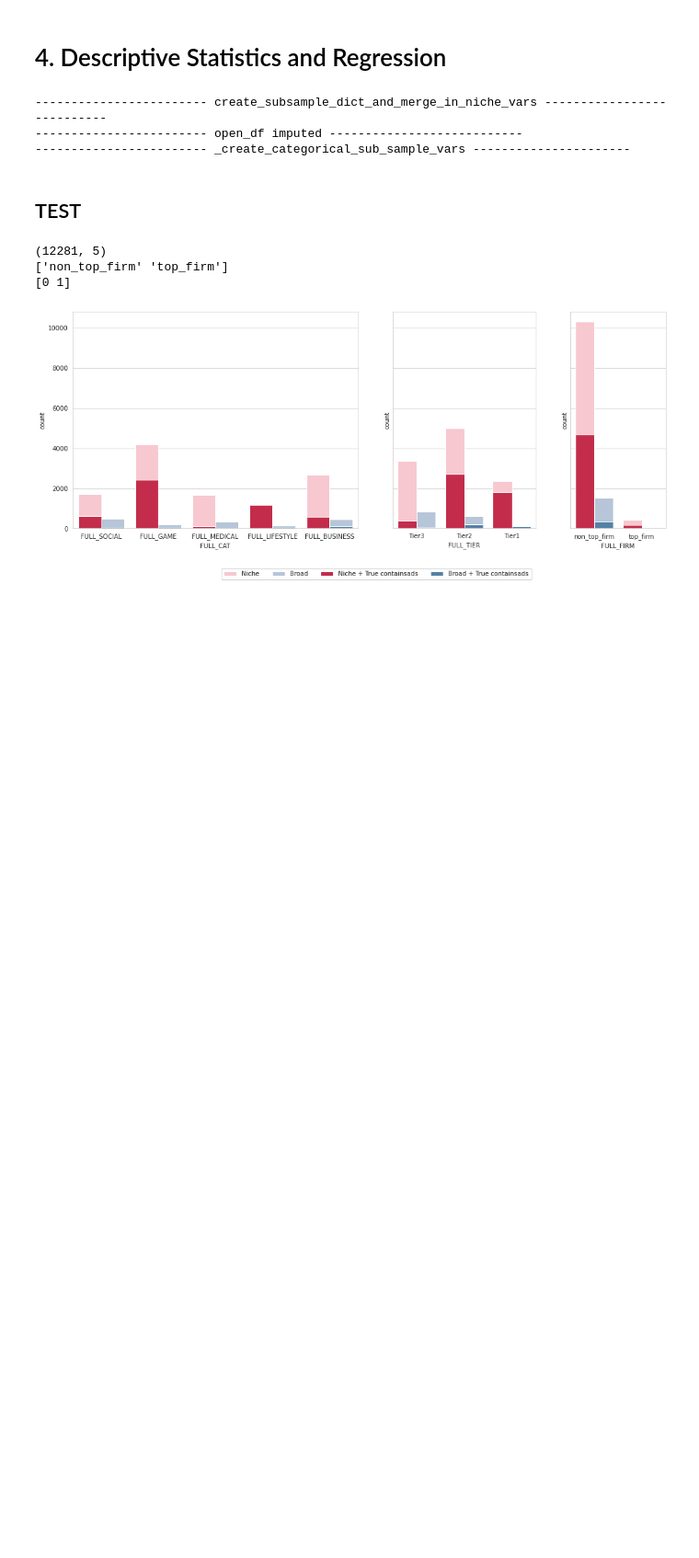
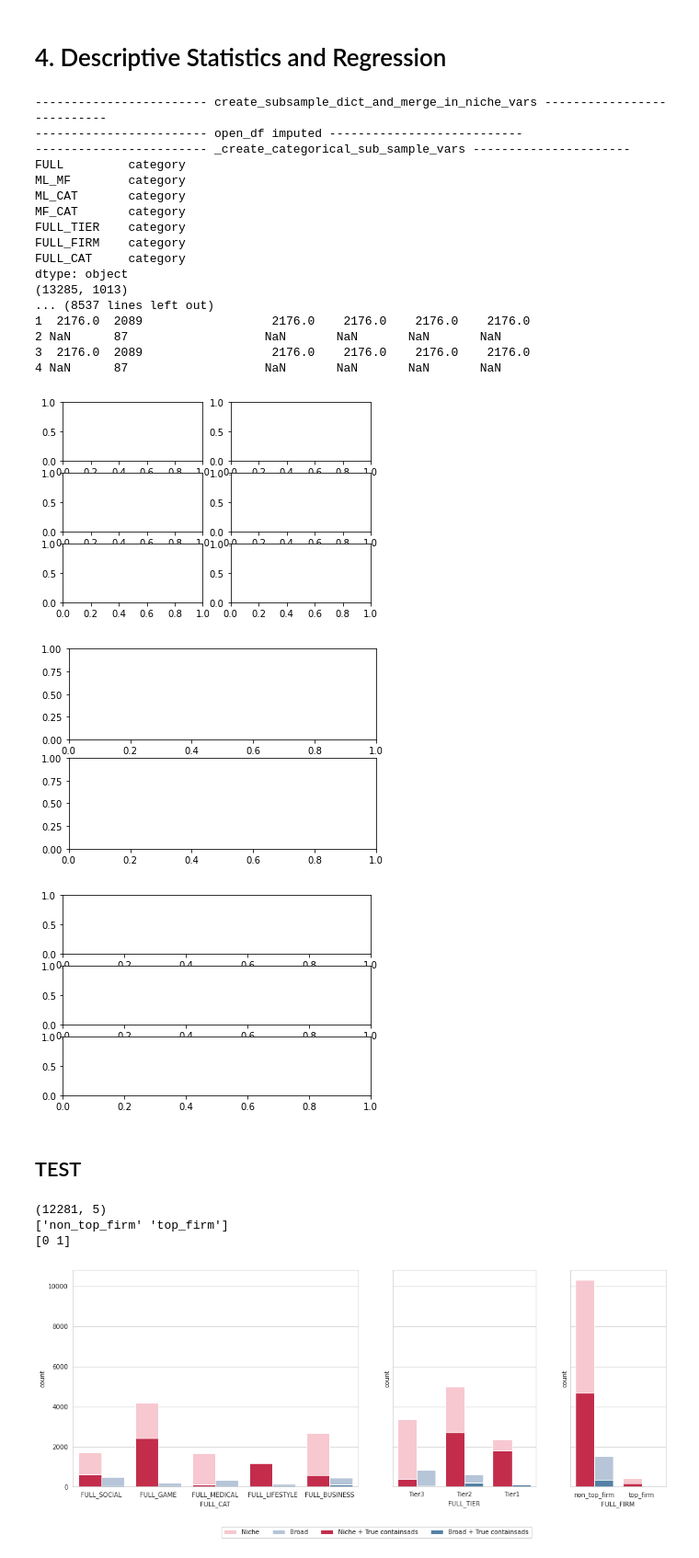
Before and after one commit to nz44/phd_dissertation, a Jupyter notebook: scripts/___main_code___.ipynb, the cells around one changed output. Shown at 92% size. Cells and saved outputs as stored; diff of their text form; code cells hidden in the pictures; blank space fills up the shorter version.

```diff
--- a/scripts/___main_code___.ipynb
+++ b/scripts/___main_code___.ipynb
@@ -234,29 +244,67 @@ saving to the imputed dataframe
 # %% [markdown]
 # 4. Descriptive Statistics and Regression
 # %%
-%run -i 'STEP3_stats_and_regs.py'
-for b in [False, True]:
-    if b is False:
+
+
+%run -i "STEP3_stats_and_regs.py"
+for b in ['balanced', 'unbalanced']:
+    if b == 'unbalanced':
         for initial_panel, all_panels in panels_track.items():
             if initial_panel == '201907':
                 d1 = stats_and_regs(
                             initial_panel=initial_panel,
                             all_panels=all_panels
                     ).create_subsample_dict_and_merge_in_niche_vars_and_scale_vars(
                             balanced=b
+                    ).des_stats_as_in_dissertation_format(
+                            balanced=b
+                    # ).des_stats_continuous_niche(
+                    #         balanced=b
                     # ).table_cat_y_variables_against_niche_dummy(
                     #         balanced=b
-                    ).graph_y_variables_against_niche(
-                              balanced=b
+                    # ).graph_y_variables_against_niche(
+                    #         balanced=b
+                    # ).heatmap_among_variables(
+                    #         balanced=b
+                    # ).price_elasticity_regression(
+                    #         balanced=b
                     # ).cross_section_regression(
                     #         balanced=b
                     # ).summarize_ols_results(
+                    #         balanced=b,
+                    #         stacked=False
+                    # ).stacked_cross_section_regression(
                     #         balanced=b
+                    # ).summarize_ols_results(
+                    #         balanced=b,
+                    #         stacked=True
+                    # ).summarize_ols_results_in_graph(
+                    #         balanced=b
+                    # ).panel_regression(
+                    #         balanced=b,
+                    #         type='pooled_ols'
                 )
 # %% [output]
 ------------------------ create_subsample_dict_and_merge_in_niche_vars ---------------------------
 ------------------------ open_df imputed ---------------------------
 ------------------------ _create_categorical_sub_sample_vars ----------------------
+FULL         category
+ML_MF        category
+ML_CAT       category
+MF_CAT       category
+FULL_TIER    category
+FULL_FIRM    category
+FULL_CAT     category
+dtype: object
+(13285, 1013)
+... (8537 lines left out)
+1  2176.0  2089                  2176.0    2176.0    2176.0    2176.0
+2 NaN      87                   NaN       NaN       NaN       NaN
+3  2176.0  2089                  2176.0    2176.0    2176.0    2176.0
+4 NaN      87                   NaN       NaN       NaN       NaN
+[figure, added]
+[figure, added]
+[figure, added]
 # %% [markdown]
  ## TEST
 # %%
```
Also changed, not shown: parts of 9 cells of this notebook, 2 other files.
